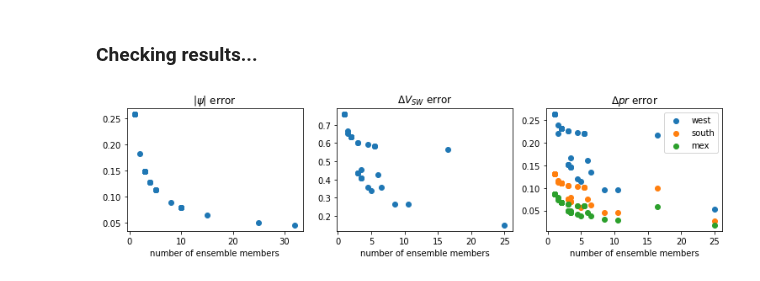
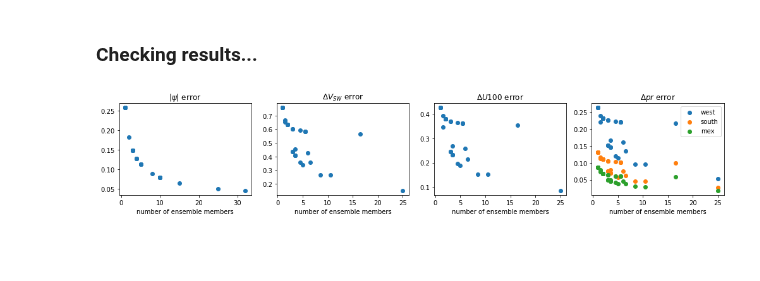
Before and after one commit to islasimpson/ecpaper2020, a Jupyter notebook: ERRORCALC/VWIND/errorcalc_vwind.ipynb, the cells around one changed output. Cells and saved outputs as stored; diff of their text form; code cells hidden in the pictures; blank space fills up the shorter version.

Commit message:
add u100 error calcs

```diff
--- a/ERRORCALC/VWIND/errorcalc_vwind.ipynb
+++ b/ERRORCALC/VWIND/errorcalc_vwind.ipynb
@@ -99,12 +113,14 @@ nmodels = models.shape[0]
 nboots = 1000
 
 sig_vdiff = np.zeros(nmodels)
+sig_udiff = np.zeros(nmodels)
 sig_psi = np.zeros(nmodels)
 sig_pdiff_west = np.zeros(nmodels)
 sig_pdiff_south = np.zeros(nmodels)
 sig_pdiff_mex = np.zeros(nmodels)
 
 r_psi_vdiff = np.zeros(nmodels)
+r_udiff_vdiff = np.zeros(nmodels)
 r_psi_prwest = np.zeros(nmodels)
 r_psi_prsouth = np.zeros(nmodels)
 r_psi_prmex = np.zeros(nmodels)
@@ -115,6 +131,7 @@ for i, model in enumerate(models):
     nmemf=cmip5models.loc[i, "Nmemfuture"]
 
     boots_vdiff = []
+    boots_udiff = []
     boots_vamp = []
     boots_pdiff_west = []
     boots_pdiff_south = []
@@ -122,11 +139,11 @@ for i, model in enumerate(models):
 
     for j, le in enumerate(le_models):
 
+        ds = le_dat.sel(Model = le).dropna(dim = "member", how = "all")
+
         ## bootstrapped V300
-        vpast = boot.bootgen_multimem(le_dat.sel(Model = le)["vpast_djf"].dropna(dim = "member"),
-                                  nboots, nmemp, seed=3)
-        vfut = boot.bootgen_multimem(le_dat.sel(Model = le)["vfut_djf"].dropna(dim = "member"),
-                                  nboots, nmemf, seed=3)
+        vpast = boot.bootgen_multimem(ds["vpast_djf"], nmemp, seed=3, nboots = nboots)
+        vfut = boot.bootgen_multimem(ds["vfut_djf"], nmemf, seed=3, nboots = nboots)
 
         vpast_eddy = vpast - vpast.mean("lon")
         vfut_eddy = vfut - vfut.mean("lon")
@@ -142,32 +159,42 @@ for i, model in enumerate(models):
 
         boots_vamp.append(vpast_amp.values - le_vamp[j])
 
+        ## u100 difference
+        upast = boot.bootgen_multimem(ds["upast_djf"], nmemp, seed = 3, nboots = nboots)
+        upast = avg.cosweightlat(upast,20,40)
+        ufut = boot.bootgen_multimem(ds["ufut_djf"], nmemf, seed = 3, nboots = nboots)
+        ufut = avg.cosweightlat(ufut,20, 40)
+        boots_udiff.append(ufut.values - upast.values - le_udiff[j])
+
         ## calculate precip changes for three regions
-        prp = boot.bootgen_multimem(le_dat.sel(Model = le).dropna(dim = "member")["prp_west"], nmemp, seed = 3, nboots = nboots)
-        prf = boot.bootgen_multimem(le_dat.sel(Model = le).dropna(dim = "member")["prf_west"], nmemf, seed = 3, nboots = nboots)
+        prp = boot.bootgen_multimem(ds["prp_west"], nmemp, seed = 3, nboots = nboots)
+        prf = boot.bootgen_multimem(ds["prf_west"], nmemf, seed = 3, nboots = nboots)
         boots_pdiff_west.append(prf.values - prp.values - le_pdiff_west[j])
 
-        prp = boot.bootgen_multimem(le_dat.sel(Model = le).dropna(dim = "member")["prp_south"], nmemp, seed = 3, nboots = nboots)
-        prf = boot.bootgen_multimem(le_dat.sel(Model = le).dropna(dim = "member")["prf_south"], nmemf, seed = 3, nboots = nboots)
+        prp = boot.bootgen_multimem(ds["prp_south"], nmemp, seed = 3, nboots = nboots)
+        prf = boot.bootgen_multimem(ds["prf_south"], nmemf, seed = 3, nboots = nboots)
         boots_pdiff_south.append(prf.values - prp.values - le_pdiff_south[j])
 
-        prp = boot.bootgen_multimem(le_dat.sel(Model = le).dropna(dim = "member")["prp_mex"], nmemp, seed = 3, nboots = nboots)
-        prf = boot.bootgen_multimem(le_dat.sel(Model = le).dropna(dim = "member")["prf_mex"], nmemf, seed = 3, nboots = nboots)
+        prp = boot.bootgen_multimem(ds["prp_mex"], nmemp, seed = 3, nboots = nboots)
+        prf = boot.bootgen_multimem(ds["prf_mex"], nmemf, seed = 3, nboots = nboots)
         boots_pdiff_mex.append(prf.values - prp.values - le_pdiff_mex[j])
 
     boots_vdiff = np.concatenate(boots_vdiff)
+    boots_udiff = np.concatenate(boots_udiff)
     boots_vamp = np.concatenate(boots_vamp)
     boots_pdiff_west = np.concatenate(boots_pdiff_west)
     boots_pdiff_south = np.concatenate(boots_pdiff_south)
     boots_pdiff_mex = np.concatenate(boots_pdiff_mex)
 
     sig_vdiff[i] = np.std(boots_vdiff)
+    sig_udiff[i] = np.std(boots_udiff)
     sig_psi[i] = np.std(boots_vamp)
     sig_pdiff_west[i] = np.std(boots_pdiff_west)
     sig_pdiff_south[i] = np.std(boots_pdiff_south)
     sig_pdiff_mex[i] = np.std(boots_pdiff_mex)
 
     r_psi_vdiff[i] = np.corrcoef(boots_vamp, boots_vdiff)[0,1]
+    r_udiff_vdiff[i] = np.corrcoef(boots_udiff, boots_vdiff)[0,1]
     r_psi_prwest[i] = np.corrcoef(boots_vamp, boots_pdiff_west)[0,1]
     r_psi_prsouth[i] = np.corrcoef(boots_vamp, boots_pdiff_south)[0,1]
     r_psi_prmex[i] = np.corrcoef(boots_vamp, boots_pdiff_mex)[0,1]
@@ -297,10 +361,12 @@ for i, model in enumerate(models):
 # %%
 error_dat6 = xr.Dataset({'sig_vdiff': xr.DataArray(sig_vdiff, coords=[models], dims=["Model"]),
                        'sig_psi': xr.DataArray(sig_psi, coords=[models], dims=["Model"]),
+                         'sig_udiff': xr.DataArray(sig_udiff, coords=[models], dims=["Model"]),
                         'sig_pdiff_west': xr.DataArray(sig_pdiff_west, coords=[models], dims=["Model"]),
                         'sig_pdiff_south': xr.DataArray(sig_pdiff_south, coords=[models], dims=["Model"]),
                         'sig_pdiff_mex': xr.DataArray(sig_pdiff_mex, coords=[models], dims=["Model"]),
                         'r_psi_vdiff': xr.DataArray(r_psi_vdiff, coords=[models], dims=["Model"]),
+                         'r_udiff_vdiff': xr.DataArray(r_udiff_vdiff, coords=[models], dims=["Model"]),
                         'r_psi_prwest': xr.DataArray(r_psi_prwest, coords=[models], dims=["Model"]),
                         'r_psi_prsouth': xr.DataArray(r_psi_prsouth, coords=[models], dims=["Model"]),
                         'r_psi_prmex': xr.DataArray(r_psi_prmex, coords=[models], dims=["Model"])})
@@ -330,21 +398,26 @@ import matplotlib.pyplot as plt
 # %%
 fig = plt.figure(figsize = (14, 3))
 
 ax = fig.add_subplot(141)
 ax.scatter(cmip6models["Nmempast"], error_dat6["sig_psi"])
 ax.set(xlabel = "number of ensemble members", title = "$|\psi|$ error")
 
 ax = fig.add_subplot(142)
 ax.scatter(cmip6models["Nmempast"]/2+cmip6models["Nmemfuture"]/2, error_dat6["sig_vdiff"]) ## plot average of Nmempast + Nmemfuture
 ax.set(xlabel = "number of ensemble members", title = "$\Delta V_{SW}$ error")
 
+
 ax = fig.add_subplot(143)
+ax.scatter(cmip6models["Nmempast"]/2+cmip6models["Nmemfuture"]/2, error_dat6["sig_udiff"]) ## plot average of Nmempast + Nmemfuture
+ax.set(xlabel = "number of ensemble members", title = "$\Delta U100$ error")
+
+ax = fig.add_subplot(144)
 ax.scatter(cmip6models["Nmempast"]/2+cmip6models["Nmemfuture"]/2, error_dat6["sig_pdiff_west"]) ## plot average of Nmempast + Nmemfuture
 ax.scatter(cmip6models["Nmempast"]/2+cmip6models["Nmemfuture"]/2, error_dat6["sig_pdiff_south"])
 ax.scatter(cmip6models["Nmempast"]/2+cmip6models["Nmemfuture"]/2, error_dat6["sig_pdiff_mex"])
 ax.set(xlabel = "number of ensemble members", title = "$\Delta pr$ error")
 ax.legend(labels = ["west", "south", "mex"])
 
 plt.tight_layout()
 # %% [output]
-[figure, old version]
+[figure, new version]
```
Also changed, not shown: parts of 11 cells of this notebook, 2 other files.
